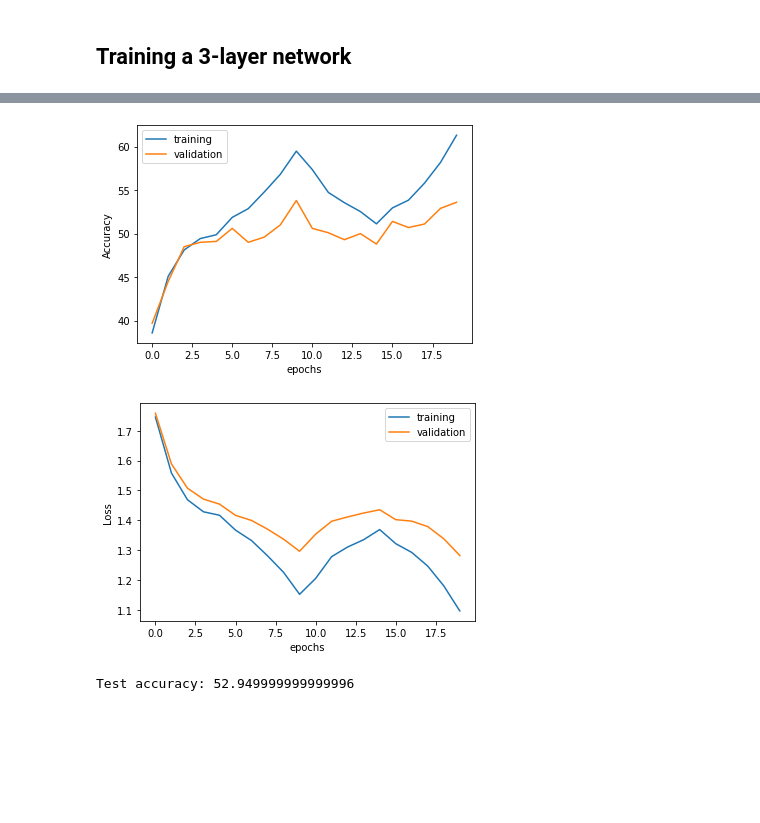
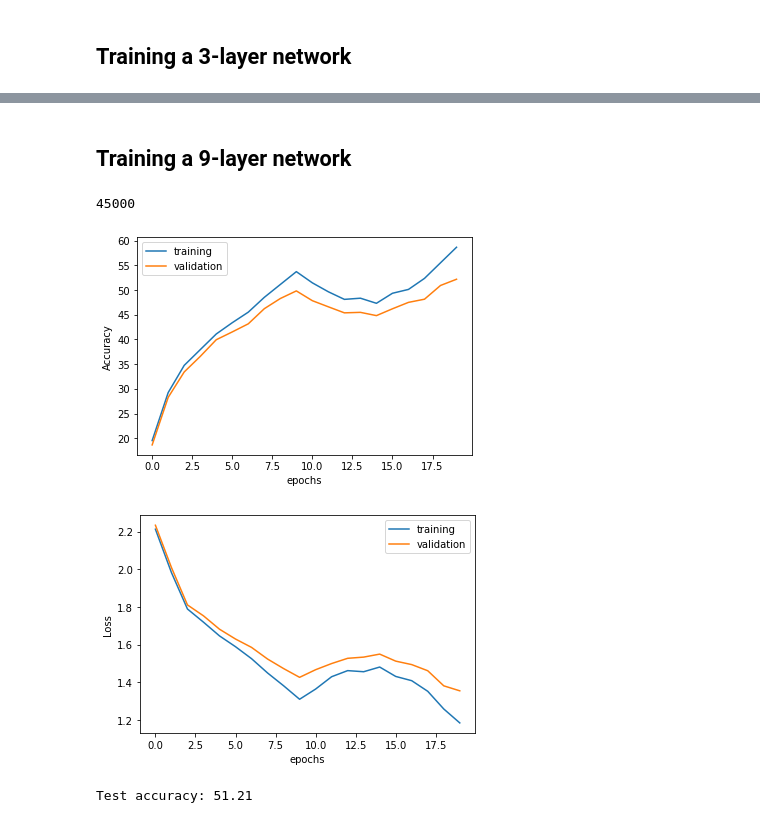
Before and after one commit to annasanchez27/DD2424-deep-learning-data-science, a Jupyter notebook: lab3/experiments.ipynb, the cells around one changed output, grey strips where cells are left out. Cells and saved outputs as stored; diff of their text form; code cells hidden in the pictures; blank space fills up the shorter version.

Commit message:
implemented graphs 3-layer and 9-layer

```diff
--- a/lab3/experiments.ipynb
+++ b/lab3/experiments.ipynb
@@ -306,37 +388,38 @@ print("Test accuracy:" ,test_accuracy)"""
+# %% [markdown]
+## Training a 9-layer network
+# %%
+importlib.reload(cls)
+data = load_all_data()
+data = preprocessing(data)
+len(data['train_data']['data'][0])
+# %% [output]
+45000
 # %%
-importlib.reload(cls)
-data = load_no_validation()
-data = preprocessing(data)
-
-layers = 3
 input_nodes = len(data['train_data']['data'])
-hidden_nodes1 = 50
-hidden_nodes2 = 50
 output_nodes = len(data['train_data']['one_hot'])
-
+nodes = [input_nodes, 50, 30, 20, 20, 10, 10, 10, 10, output_nodes]
 n_batch = 100
 cycles = 2
-n_s = 5*49000/n_batch
+n_s = 5*45000/n_batch
 n = len(data['train_data']['data'][0])
 epochs = int(cycles*n_s*2/(n/n_batch))
 lamda = 0.005
 
 classifier = cls.Classifier()
-classifier.add_layer(n=hidden_nodes1, input_nodes=input_nodes)
-classifier.add_layer(n=hidden_nodes2, input_nodes=hidden_nodes1)
-classifier.add_layer(n=output_nodes,input_nodes=hidden_nodes2)
-metrics = classifier.fit(data['train_data']['data'], data['train_data']['one_hot'],
+for i in range(len(nodes)-1):
+    classifier.add_layer(n=nodes[i+1], input_nodes=nodes[i])
+metrics_batch_9 = classifier.fit(data['train_data']['data'], data['train_data']['one_hot'],
                          data['validation_data']['data'], data['validation_data']['one_hot'],
                          data['train_data']['labels'],
                          data['validation_data']['labels'],
                          'cross-entropy',
                          n_batch=n_batch, eta=1e-5, n_epochs=epochs, lamda=lamda, eta_min=1e-5, eta_max=1e-1, n_s=n_s, batch_norm=True)
-error_plot_normal(metrics['accuracy_train'], metrics['accuracy_val'], "Accuracy")
-error_plot_normal(metrics['loss_train'], metrics['loss_val'], "Loss")
+error_plot_normal(metrics_batch_9['accuracy_train'], metrics_batch_9['accuracy_val'], "Accuracy")
+error_plot_normal(metrics_batch_9['loss_train'], metrics_batch_9['loss_val'], "Loss")
 prediction_test = classifier.predict(data['test_data']['data'],batch_normalization=True)
 test_accuracy = classifier.compute_accuracy(data['test_data']['labels'],prediction_test)
 print("Test accuracy:" ,test_accuracy)
 # %% [output]
-[figure, old version]
+[figure, new version]
-[figure, old version]
+[figure, new version]
-Test accuracy: 52.949999999999996
+Test accuracy: 51.21
```
Also changed, not shown: parts of 13 cells of this notebook, 4 other files.
